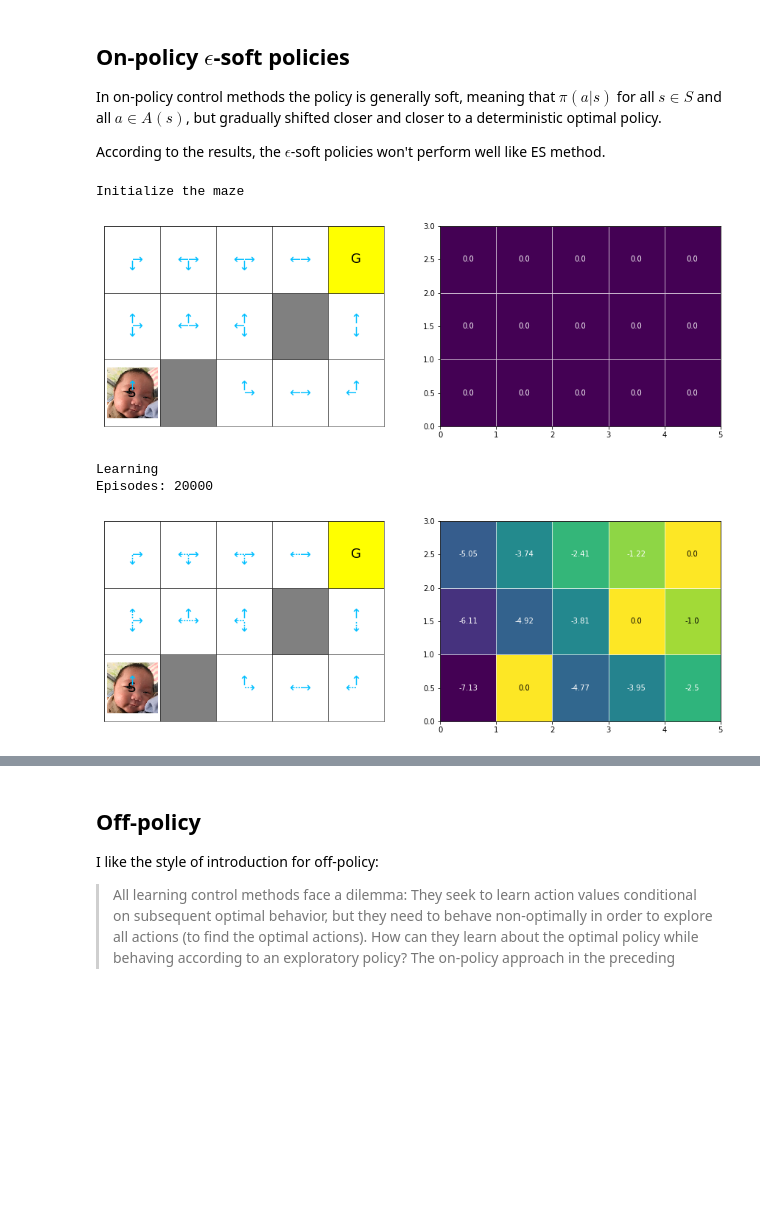
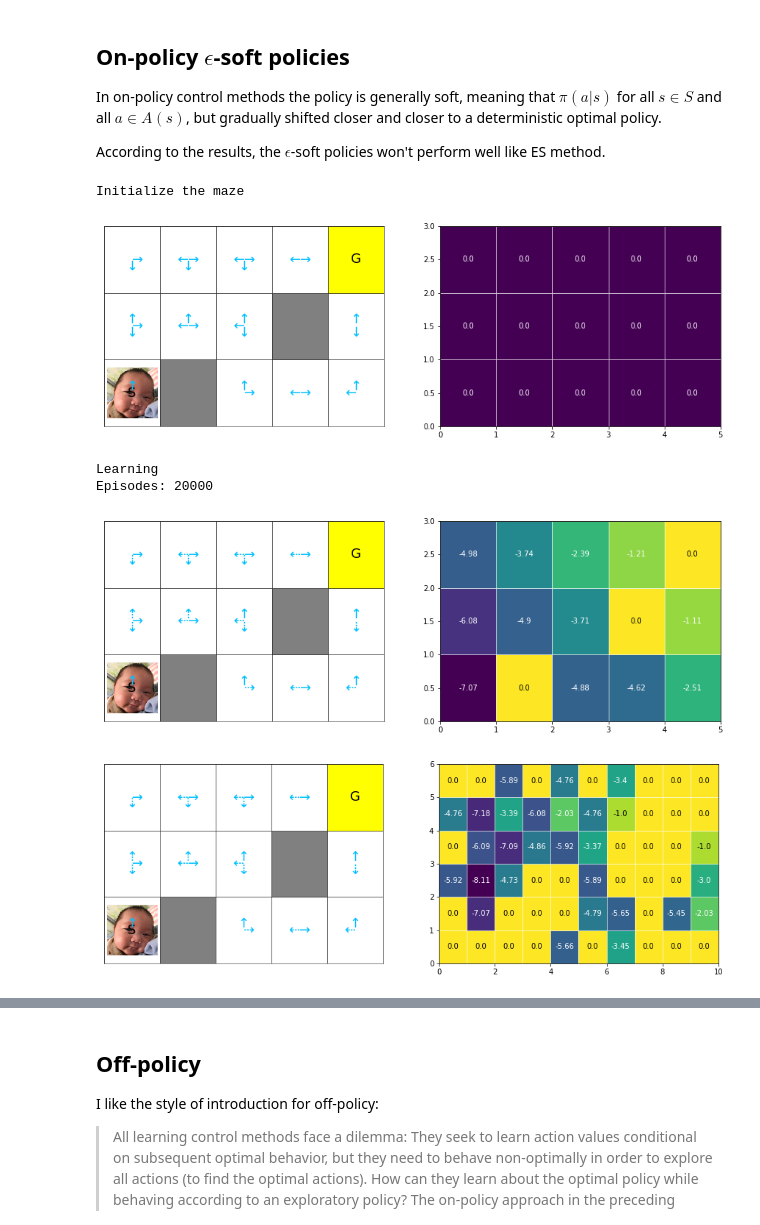
Before and after one commit to Tao4free/Reinforcement_Learning, a Jupyter notebook: maze_optimal_path/maze_optimal_path_monte_carlo_methods.ipynb, the cells around one changed output, grey strips where cells are left out. Saved outputs shown, nothing was run; the diff lists cells and outputs as text; code cells hidden in the pictures; blank space fills up the shorter version.

Commit message:
modified the RL_mc class and the percentile plot to show the exact situation

```diff
--- a/maze_optimal_path/maze_optimal_path_monte_carlo_methods.ipynb
+++ b/maze_optimal_path/maze_optimal_path_monte_carlo_methods.ipynb
@@ -75,8 +75,9 @@ class Maze:
         self.actionSymbols_dash = dict(zip(self.actions, [self.LEFT_DASH, self.RIGHT_DASH, self.UP_DASH, self.DOWN_DASH]))
 
         # Initialize policy and value function
+        self.value = {}
+        self.q = {}
         self.policy = {}
-        self.value = {}
         for s in gridStates:
             self.value[s] = 0
         for s in self.states:
@@ -86,6 +87,7 @@ class Maze:
             for alist in canActionList:
                 a = alist[0]
                 # With uniform random action
+                self.q[(s,a)] = 0
                 self.policy[(s,a)] = 1/numAction #if not _isGoal else 0
         # For off-policy
         self.policyBehavior = self.policy.copy()
@@ -211,10 +213,25 @@ class Maze:
         plt.close()
 
     # Set the value of value function for heatmap
-    def setValue(self, ax):
-        value = np.zeros(self.shape)
-        for s in self.value.keys():
-            value[s] = self.value[s]
+    def setValue(self, ax, setq):
+        shape = self.shape
+        if setq == False:
+            value = np.zeros(shape)
+            for s in self.value.keys():
+                value[s] = self.value[s]
+        else:
+            shape = tuple(2 * x for x in shape)
+            value = np.zeros(shape)
+            for (row, col) in self.value.keys():
+                a = (row*2+1, row*2)
+                b = (col*2, col*2+1)
+                c = [(i, j) for j in b for i in a]
+                ca = {x:self.actions[i] for i, x in enumerate(c)}
+                for c, a in ca.items():
+                    try:
+                        value[c] = self.q[((row, col), a)]
+                    except KeyError:
+                        continue
 
         # Plot heatmap
         pc = ax.pcolor(value, snap="true", edgecolors="w", linewidths=0.5)
@@ -230,11 +247,11 @@ class Maze:
         plt.close()
 
     # Trigger to draw maze layout, policy and heatmap
-    def draw(self):
+    def draw(self, setq=False):
         [ax.cla() for ax in self.axes]
         self.setMaze(self.axes[0])
         self.setAction(self.axes[0])
-        self.setValue(self.axes[1])
+        self.setValue(self.axes[1], setq)
         display(self.fig)
 
     # Get the steps that from start to goal of optimal policy
@@ -621,17 +647,19 @@ According to the results, the $\epsilon$-soft policies won't perform well like E
 # %%
 %%time
 
 print("Initialize the maze")
 maze = Maze_mini()
 maze.draw()
 
 print("Learning")
 rlmc = RL_mc(maze)
 rlmc.learn(numEpisode=20000, learnmode="on-esf", epsilon=0.2)
 maze.draw()
+maze.draw(setq=True)
 # %% [output]
 Initialize the maze
 [figure]
 Learning
 Episodes: 20000
-[figure, old version]
+[figure, new version]
+[figure, added]
```
Also changed, not shown: parts of 8 cells of this notebook.
